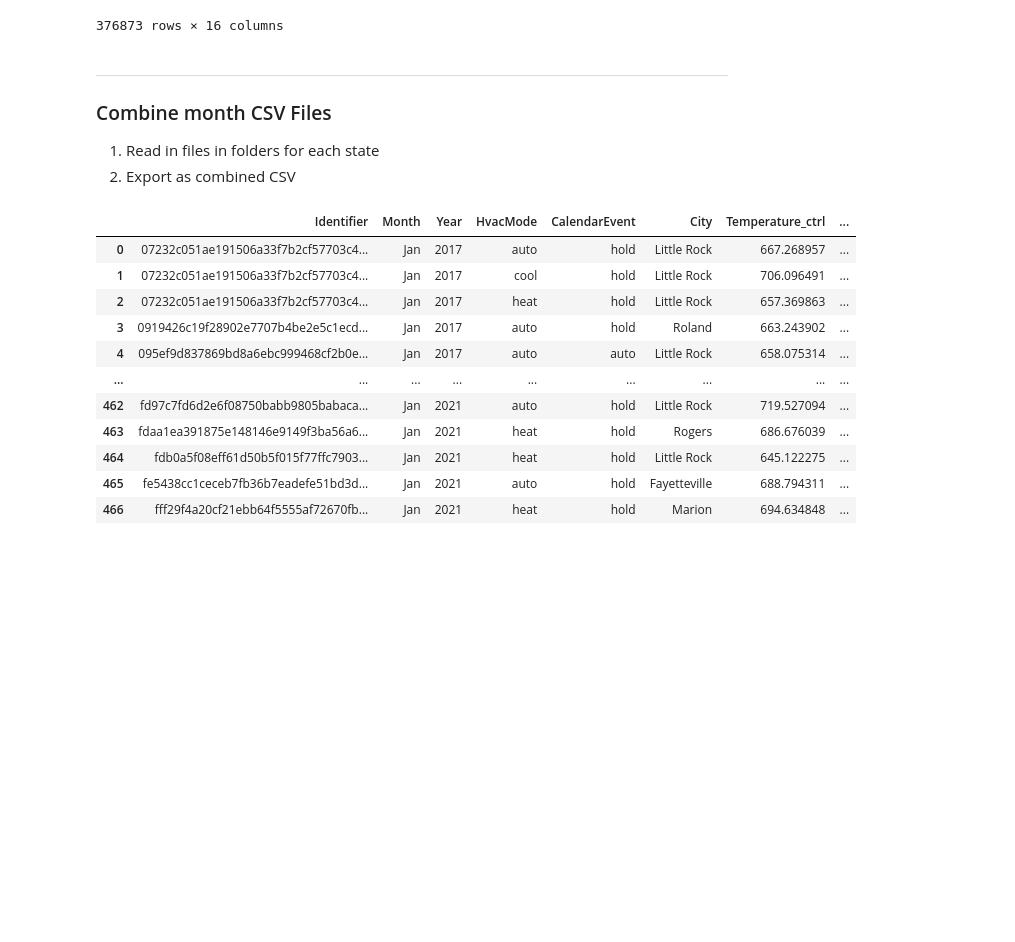
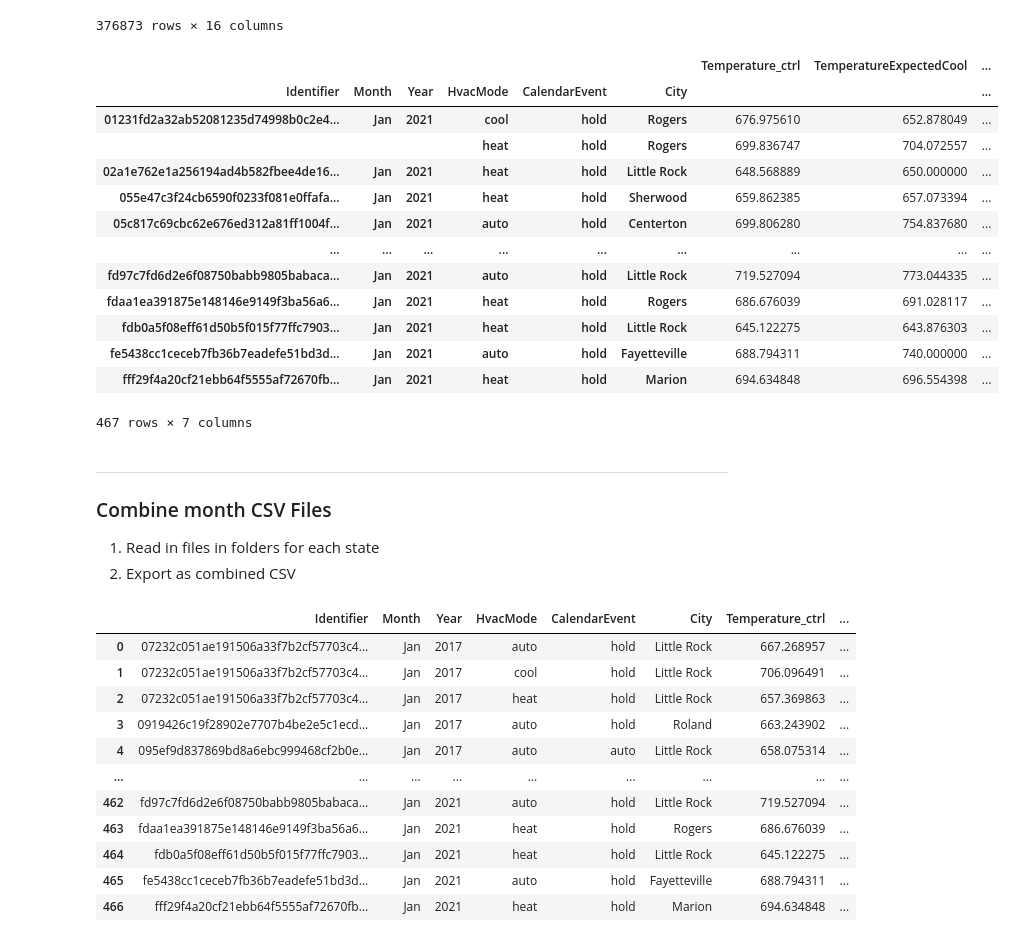
Before and after one commit to klharp/DYD_Data, a Jupyter notebook: DYD_AR-day.ipynb, the cells around one changed output. Drawn from its saved outputs; the diff is of its cells as text; code cells hidden in the pictures; blank space fills up the shorter version.

```diff
--- a/DYD_AR-day.ipynb
+++ b/DYD_AR-day.ipynb
@@ -217,7 +217,22 @@ jan_2021.rename(columns={"Temperature_ctrl":"Temperature_ctrl_ave",
 # %%
 jan_2021_ave = jan_2021.groupby(['Identifier', 'Month', 'Year','HvacMode','CalendarEvent', 'City']).mean()
 
-# jan_2021_ave
+jan_2021_ave
+# %% [output]
+|  |  |  |  |  |  | Temperature_ctrl | TemperatureExpectedCool | ... |
+| Identifier | Month | Year | HvacMode | CalendarEvent | City |  |  | ... |
+| 01231fd2a32ab52081235d74998b0c2e4... | Jan | 2021 | cool | hold | Rogers | 676.975610 | 652.878049 | ... |
+|  |  |  | heat | hold | Rogers | 699.836747 | 704.072557 | ... |
+| 02a1e762e1a256194ad4b582fbee4de16... | Jan | 2021 | heat | hold | Little Rock | 648.568889 | 650.000000 | ... |
+| 055e47c3f24cb6590f0233f081e0ffafa... | Jan | 2021 | heat | hold | Sherwood | 659.862385 | 657.073394 | ... |
+| 05c817c69cbc62e676ed312a81ff1004f... | Jan | 2021 | auto | hold | Centerton | 699.806280 | 754.837680 | ... |
+| ... | ... | ... | ... | ... | ... | ... | ... | ... |
+| fd97c7fd6d2e6f08750babb9805babaca... | Jan | 2021 | auto | hold | Little Rock | 719.527094 | 773.044335 | ... |
+| fdaa1ea391875e148146e9149f3ba56a6... | Jan | 2021 | heat | hold | Rogers | 686.676039 | 691.028117 | ... |
+| fdb0a5f08eff61d50b5f015f77ffc7903... | Jan | 2021 | heat | hold | Little Rock | 645.122275 | 643.876303 | ... |
+| fe5438cc1ceceb7fb36b7eadefe51bd3d... | Jan | 2021 | auto | hold | Fayetteville | 688.794311 | 740.000000 | ... |
+| fff29f4a20cf21ebb64f5555af72670fb... | Jan | 2021 | heat | hold | Marion | 694.634848 | 696.554398 | ... |
+467 rows × 7 columns
 # %%
 # Export CSV file
 
```
Also changed, not shown: parts of 1 cell of this notebook, 45 other files.
